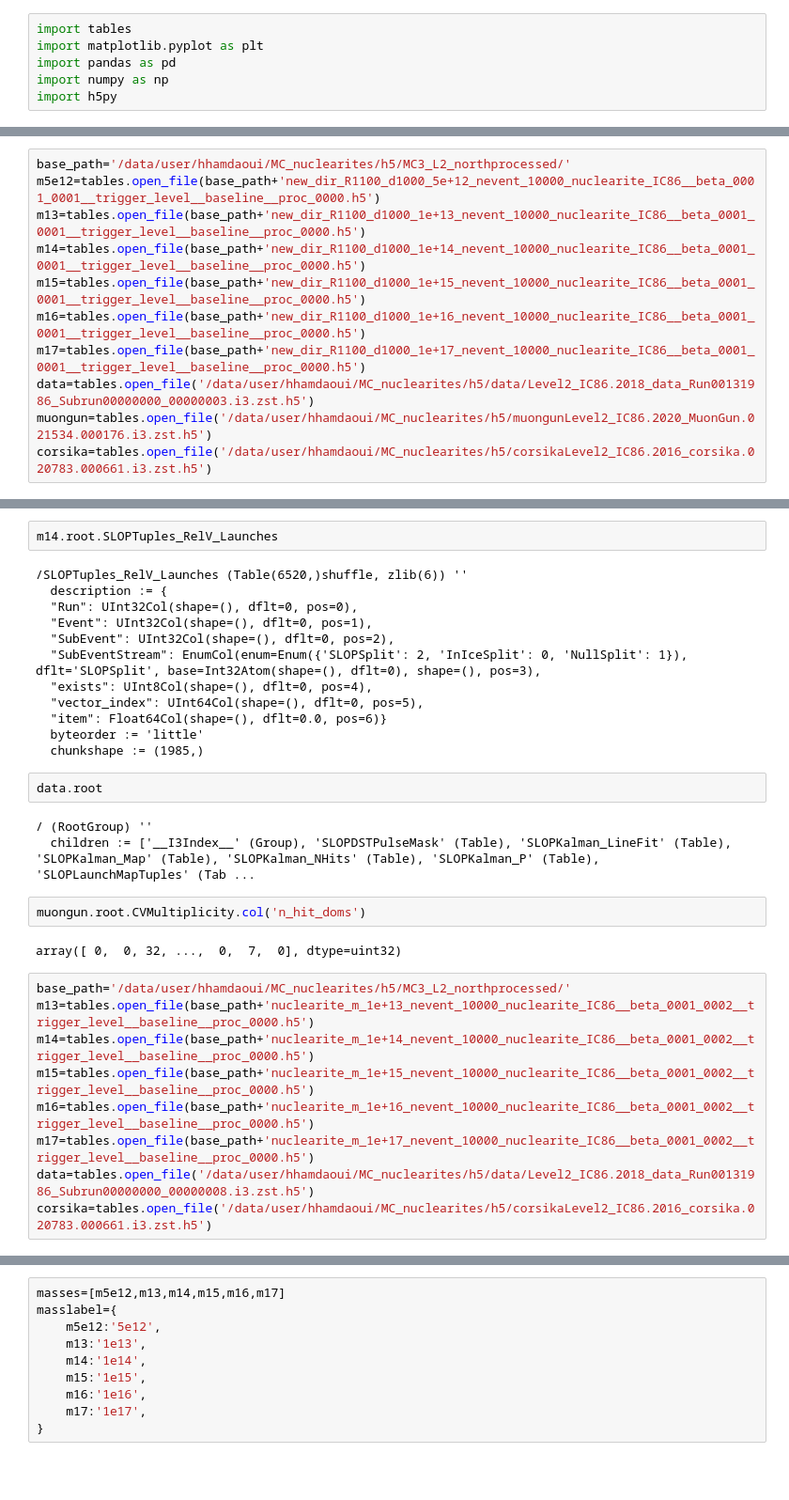
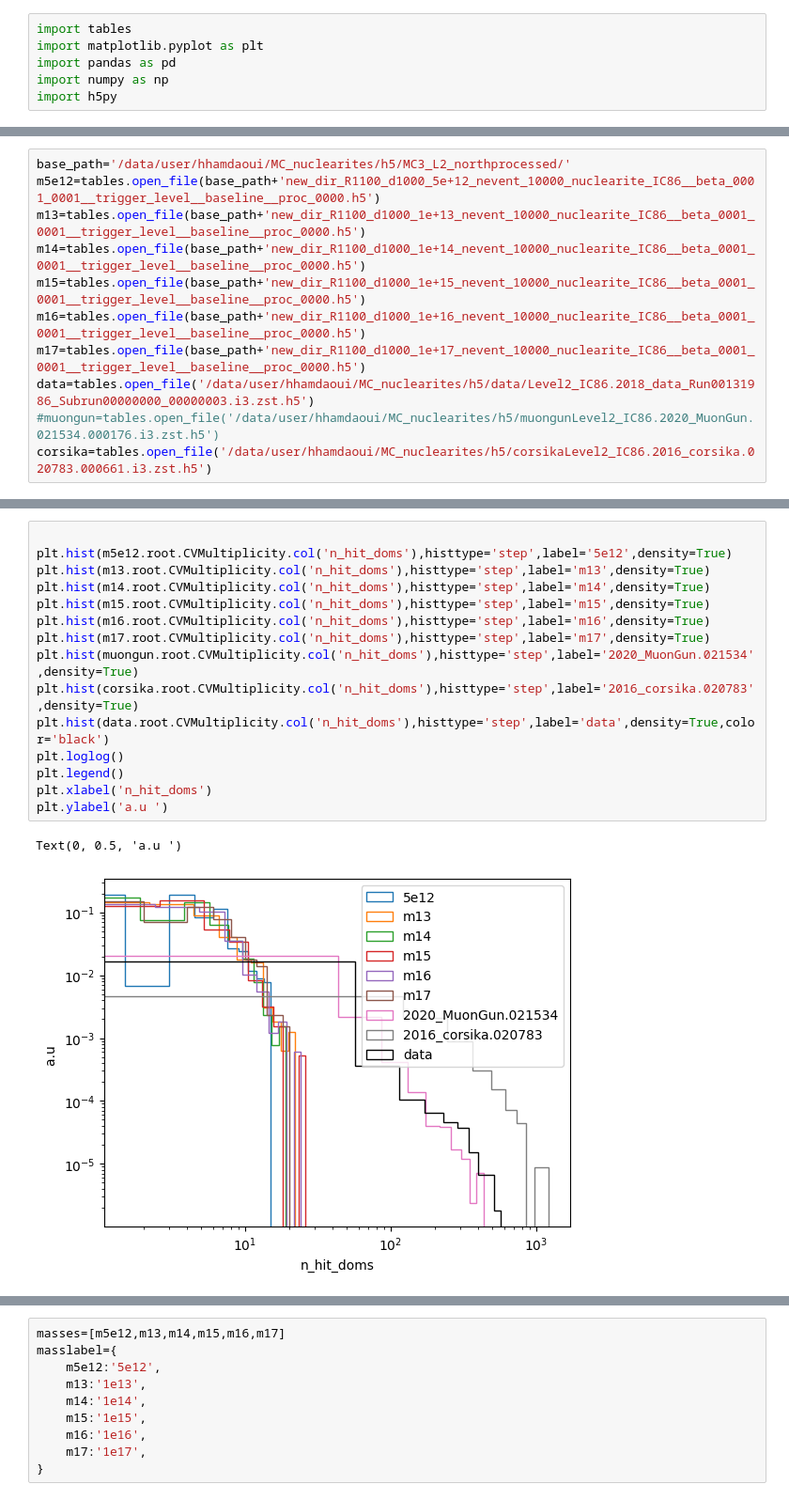
Before and after one commit to hhamdaou/nuclearite_analysis, a Jupyter notebook: plots/plots_Level2.ipynb, the cells around one changed output, grey strips where cells are left out. Shown at 94% size. Drawn from its saved outputs; the diff is of its cells as text; blank space fills up the shorter version.

```diff
--- a/plots/plots_Level2.ipynb
+++ b/plots/plots_Level2.ipynb
@@ -13,5 +105,5 @@ m15=tables.open_file(base_path+'new_dir_R1100_d1000_1e+15_nevent_10000_nuclearit
 m16=tables.open_file(base_path+'new_dir_R1100_d1000_1e+16_nevent_10000_nuclearite_IC86__beta_0001_0001__trigger_level__baseline__proc_0000.h5')
 m17=tables.open_file(base_path+'new_dir_R1100_d1000_1e+17_nevent_10000_nuclearite_IC86__beta_0001_0001__trigger_level__baseline__proc_0000.h5')
 data=tables.open_file('/data/user/hhamdaoui/MC_nuclearites/h5/data/Level2_IC86.2018_data_Run00131986_Subrun00000000_00000003.i3.zst.h5')
-muongun=tables.open_file('/data/user/hhamdaoui/MC_nuclearites/h5/muongunLevel2_IC86.2020_MuonGun.021534.000176.i3.zst.h5')
+#muongun=tables.open_file('/data/user/hhamdaoui/MC_nuclearites/h5/muongunLevel2_IC86.2020_MuonGun.021534.000176.i3.zst.h5')
 corsika=tables.open_file('/data/user/hhamdaoui/MC_nuclearites/h5/corsikaLevel2_IC86.2016_corsika.020783.000661.i3.zst.h5')
@@ -23,32 +112,18 @@ corsika.root
-# %%
-m14.root.SLOPTuples_RelV_Launches
-# %% [output]
-/SLOPTuples_RelV_Launches (Table(6520,)shuffle, zlib(6)) ''
-  description := {
-  "Run": UInt32Col(shape=(), dflt=0, pos=0),
-  "Event": UInt32Col(shape=(), dflt=0, pos=1),
-  "SubEvent": UInt32Col(shape=(), dflt=0, pos=2),
-  "SubEventStream": EnumCol(enum=Enum({'SLOPSplit': 2, 'InIceSplit': 0, 'NullSplit': 1}), dflt='SLOPSplit', base=Int32Atom(shape=(), dflt=0), shape=(), pos=3),
-  "exists": UInt8Col(shape=(), dflt=0, pos=4),
-  "vector_index": UInt64Col(shape=(), dflt=0, pos=5),
-  "item": Float64Col(shape=(), dflt=0.0, pos=6)}
-  byteorder := 'little'
-  chunkshape := (1985,)
-# %%
-data.root
-# %% [output]
-/ (RootGroup) ''
-  children := ['__I3Index__' (Group), 'SLOPDSTPulseMask' (Table), 'SLOPKalman_LineFit' (Table), 'SLOPKalman_Map' (Table), 'SLOPKalman_NHits' (Table), 'SLOPKalman_P' (Table), 'SLOPLaunchMapTuples' (Tab ...
-# %%
-muongun.root.CVMultiplicity.col('n_hit_doms')
-# %% [output]
-array([ 0,  0, 32, ...,  0,  7,  0], dtype=uint32)
-# %%
-base_path='/data/user/hhamdaoui/MC_nuclearites/h5/MC3_L2_northprocessed/'
-m13=tables.open_file(base_path+'nuclearite_m_1e+13_nevent_10000_nuclearite_IC86__beta_0001_0002__trigger_level__baseline__proc_0000.h5')
-m14=tables.open_file(base_path+'nuclearite_m_1e+14_nevent_10000_nuclearite_IC86__beta_0001_0002__trigger_level__baseline__proc_0000.h5')
-m15=tables.open_file(base_path+'nuclearite_m_1e+15_nevent_10000_nuclearite_IC86__beta_0001_0002__trigger_level__baseline__proc_0000.h5')
-m16=tables.open_file(base_path+'nuclearite_m_1e+16_nevent_10000_nuclearite_IC86__beta_0001_0002__trigger_level__baseline__proc_0000.h5')
-m17=tables.open_file(base_path+'nuclearite_m_1e+17_nevent_10000_nuclearite_IC86__beta_0001_0002__trigger_level__baseline__proc_0000.h5')
-data=tables.open_file('/data/user/hhamdaoui/MC_nuclearites/h5/data/Level2_IC86.2018_data_Run00131986_Subrun00000000_00000008.i3.zst.h5')
-corsika=tables.open_file('/data/user/hhamdaoui/MC_nuclearites/h5/corsikaLevel2_IC86.2016_corsika.020783.000661.i3.zst.h5')
+# %%
+
+plt.hist(m5e12.root.CVMultiplicity.col('n_hit_doms'),histtype='step',label='5e12',density=True)
+plt.hist(m13.root.CVMultiplicity.col('n_hit_doms'),histtype='step',label='m13',density=True)
+plt.hist(m14.root.CVMultiplicity.col('n_hit_doms'),histtype='step',label='m14',density=True)
+plt.hist(m15.root.CVMultiplicity.col('n_hit_doms'),histtype='step',label='m15',density=True)
+plt.hist(m16.root.CVMultiplicity.col('n_hit_doms'),histtype='step',label='m16',density=True)
+plt.hist(m17.root.CVMultiplicity.col('n_hit_doms'),histtype='step',label='m17',density=True)
+plt.hist(muongun.root.CVMultiplicity.col('n_hit_doms'),histtype='step',label='2020_MuonGun.021534',density=True)
+plt.hist(corsika.root.CVMultiplicity.col('n_hit_doms'),histtype='step',label='2016_corsika.020783',density=True)
+plt.hist(data.root.CVMultiplicity.col('n_hit_doms'),histtype='step',label='data',density=True,color='black')
+plt.loglog()
+plt.legend()
+plt.xlabel('n_hit_doms')
+plt.ylabel('a.u ')
+# %% [output]
+Text(0, 0.5, 'a.u ')
+[figure, added]
```
Also changed, not shown: parts of 29 cells of this notebook, 36 other files.
